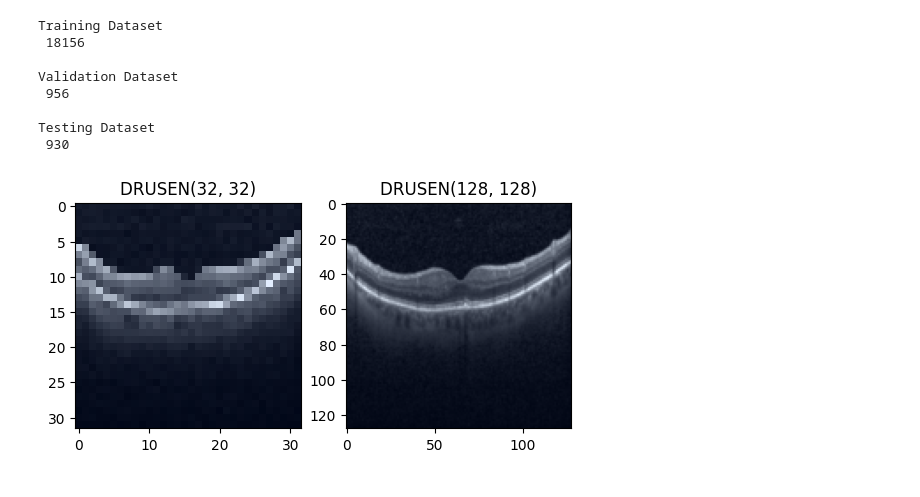
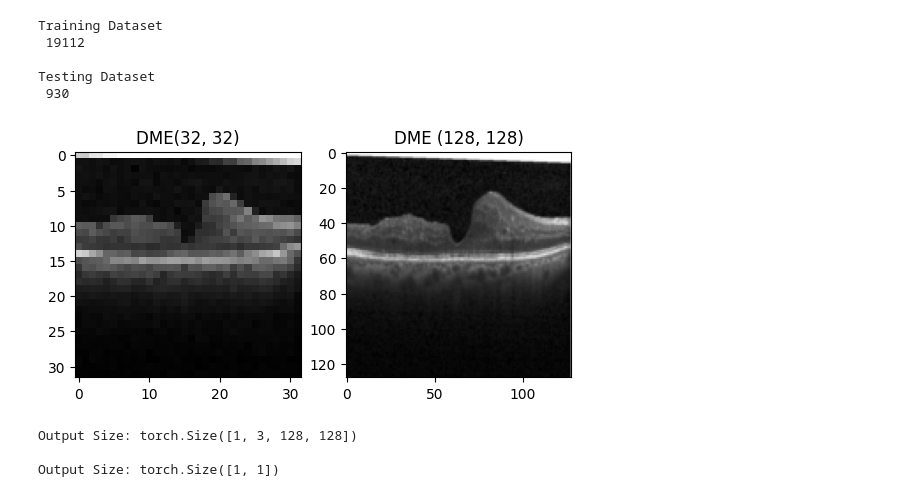
Before and after one commit to Gmaldonad17/Super-Resolution-GAN, a Jupyter notebook: A5.ipynb, the cells around one changed output. Saved outputs shown, nothing was run; the diff lists cells and outputs as text; code cells hidden in the pictures.

Commit message:
Progressed to a point of training models for 175 post

```diff
--- a/A5.ipynb
+++ b/A5.ipynb
@@ -20,7 +21,7 @@ from efficientnet_pytorch import EfficientNet
 # %%
 # A class build to hold all configurations to train the model
 class Configuration:
-    def __init__(self, basePath, modelName, low_res, high_res, EPOCHS, LR, batchSize, ):
+    def __init__(self, basePath, low_res, high_res, EPOCHS, LR, batchSize, ):
         self.trainPath = basePath + "train/"
         self.testPath = basePath + "test/"
 
@@ -32,9 +33,8 @@ class Configuration:
         self.train_validate_percent = 0.95
 
         self.device = torch.device("cuda" if torch.cuda.is_available() else "cpu")
-        self.modelName = modelName
 
-config = Configuration(basePath="../datasets/Retinal_OCT/", modelName="efficientnet-b0", low_res=32, high_res=128, EPOCHS=25, LR=0.0001, batchSize=64, )
+config = Configuration(basePath="../datasets/Retinal_OCT/", low_res=32, high_res=128, EPOCHS=500, LR=0.0001, batchSize=64 )
 # %%
 class SRGAN_Dataset(Dataset):
 
@@ -95,68 +95,57 @@ class SRGAN_Dataset(Dataset):
 # Using transforms to augment data by randomizing in multiple ways, rotation, translation, and scaling
 train_transform = transforms.Compose([
                                         transforms.Resize(size=config.high_res),
-                                        transforms.RandomAffine(degrees=30, translate=(0.1, 0.1), scale=(0.8, 1.2)),
+                                        # transforms.RandomAffine(degrees=30, translate=(0.1, 0.1), scale=(0.8, 1.2)),
                                         transforms.ToTensor(),
-                                        transforms.Normalize([0.485, 0.456, 0.406], [0.229, 0.224, 0.225]),
+                                        # transforms.Normalize([0.485, 0.456, 0.406], [0.229, 0.224, 0.225]),
 ])
 
 # Test and Validation transformations did not have the same modifications
 test_transform = transforms.Compose([
                                         transforms.Resize(size=config.high_res),
                                         transforms.ToTensor(),
-                                        transforms.Normalize([0.485, 0.456, 0.406], [0.229, 0.224, 0.225]),
+                                        # transforms.Normalize([0.485, 0.456, 0.406], [0.229, 0.224, 0.225]),
 ])
 # %%
 # Creates the initial ImageFolder dataset from the training path
-train = SRGAN_Dataset(config.trainPath, low_res=config.low_res)
-
-# Splits training dataset into training and validation sets
-validNum = int(len(train) * config.train_validate_percent)
-train, validate = random_split(train, [validNum, len(train) - validNum])
-
-train.dataset.transform = train_transform
-validate.dataset.transform = test_transform
+train = SRGAN_Dataset(config.trainPath, low_res=config.low_res, transform=train_transform)
 
 # Creates the initial ImageFolder dataset from the testing path
 test = SRGAN_Dataset(config.testPath, low_res=config.low_res, transform=test_transform)
 
 # Prints infomation about the datasets
 print("\nTraining Dataset\n", len(train))
-print("\nValidation Dataset\n", len(validate))
 print("\nTesting Dataset\n", len(test))
 # %% [output]
 Training Dataset
- 18156
-
-Validation Dataset
- 956
+ 19112
 
 Testing Dataset
  930
 # %%
 # Precalculated the number each class to ensure a balanced dataset
 classTrainCount = {"DME":10847, "DRUSEN":8265}
 
 # Sets string definitions based on integer values
 definitions = {0:"DME", 1:"DRUSEN"}
 
-img_low, img_high, label = validate[0]
+img_low, img_high, label = train[0]
 img_low = np.array(img_low.permute(1,2,0))
 img_high = np.array(img_high).transpose((1, 2, 0))
 
 # Normalize the pixel values to the range [0, 1] for visualization
 img_low = (img_low - img_low.min()) / (img_low.max() - img_low.min())
 img_high = (img_high - img_high.min()) / (img_high.max() - img_high.min())
 
 # View some of the training data
 fig, axes = plt.subplots(nrows=1, ncols=2)
 
 # Plot the data on the subplots
 axes[0].imshow(img_low)
 axes[0].set_title(f"{definitions[label]}{config.low_res}")
 
 axes[1].imshow(img_high)
-axes[1].set_title(f"{definitions[label]}{config.high_res}")
+axes[1].set_title(f"{definitions[label]} {config.high_res}")
 plt.show()
 # %% [output]
-[figure, old version]
+[figure, new version]
@@ -162,0 +350,17 @@ plt.show()
+# %%
+Generator = SR_Generator( body_arch= [(5,64)]).to(config.device)
+test_input = torch.rand(1,3,32,32).to(config.device)
+print("Output Size:", Generator(test_input).shape, "\n")
+
+Discriminator = SR_Discriminator(body_arch= [
+    (3, 64, 1), (3, 64, 2),
+    (3, 128, 1), (3, 128, 2),
+    (3, 256, 1), (3, 256, 2),
+    (3, 512, 1), (3, 512, 2)
+]).to(config.device)
+test_input = torch.rand(1,3,128,128).to(config.device)
+print("Output Size:", Discriminator(test_input).shape, "\n")
+# %% [output]
+Output Size: torch.Size([1, 3, 128, 128])
+
+Output Size: torch.Size([1, 1])
```
Also changed, not shown: parts of 9 cells of this notebook, 3 other files.
